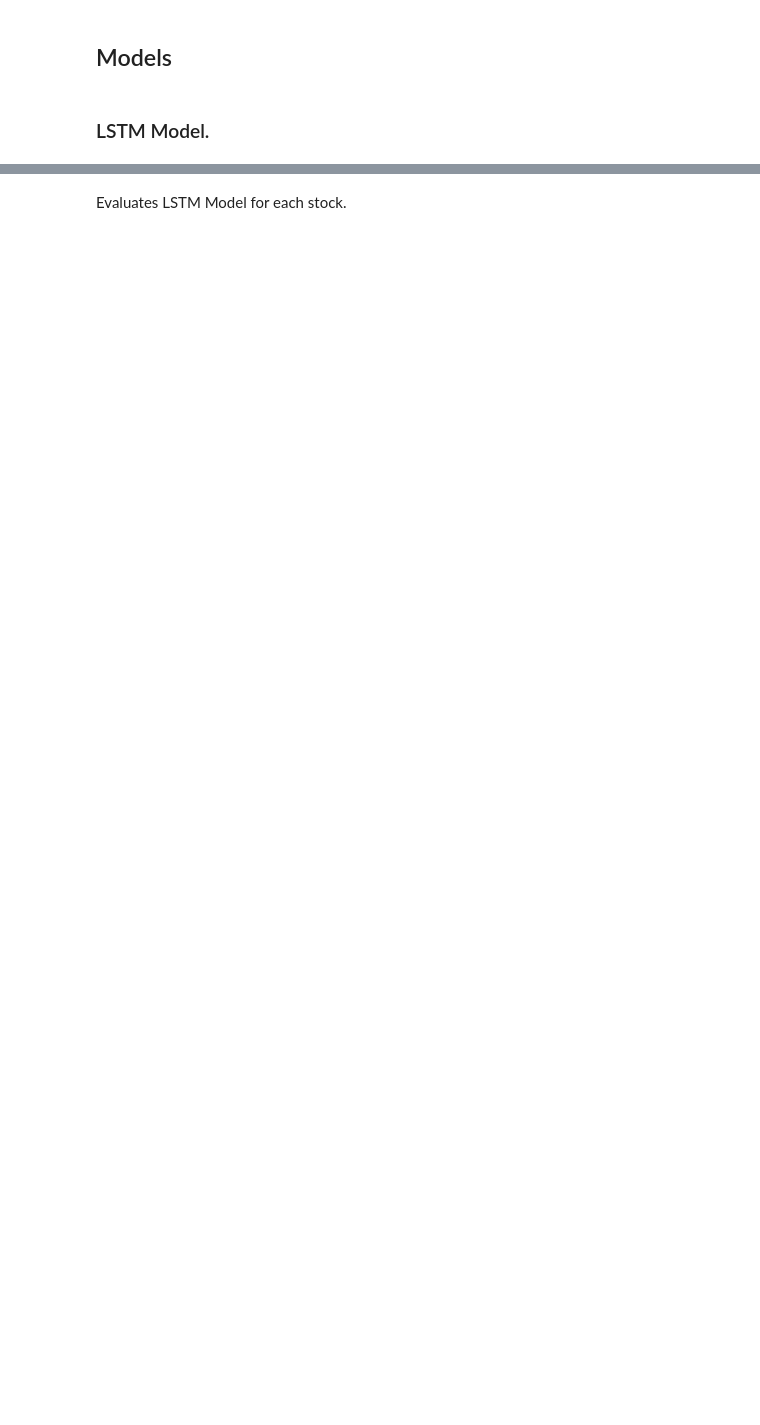
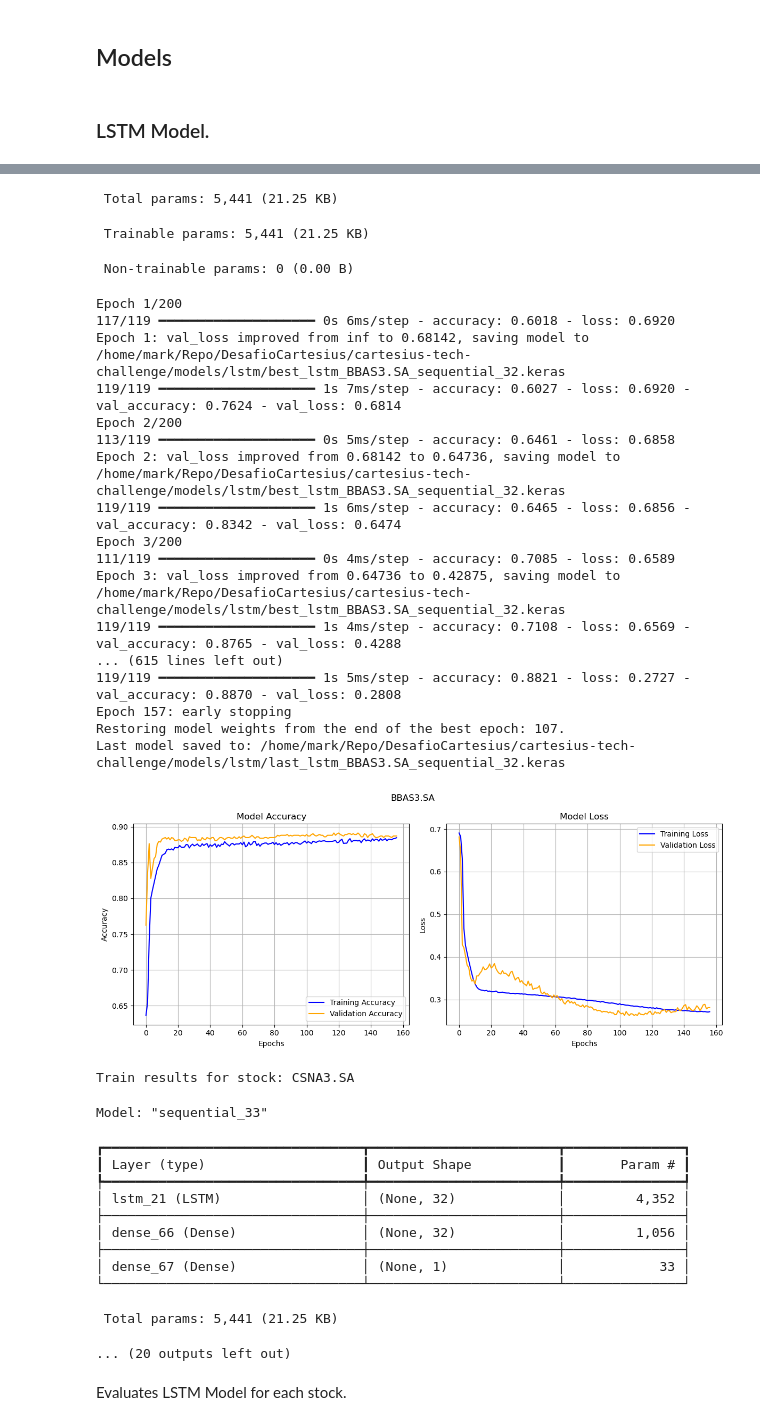
Before and after one commit to MarkDuek/cartesius-tech-challenge, a Jupyter notebook: time_series_prediction.ipynb, the cells around one changed output, grey strips where cells are left out. Cells and saved outputs as stored; diff of their text form; code cells hidden in the pictures; blank space fills up the shorter version.

```diff
--- a/time_series_prediction.ipynb
+++ b/time_series_prediction.ipynb
@@ -181,13 +205,16 @@ def plot_training_history(history):
 # %% [markdown]
 Defines EarlyStopping and ModelCheckpoint callbacks and a method to save a model.
 # %%
-# Define EarlyStopping callback
-early_stopping = EarlyStopping(
-    monitor='val_loss',   # Monitor validation loss
-    patience=PATIENCE,          # Stop training if val_loss doesn't improve for 10 epochs
-    restore_best_weights=True,  # Restore the best model weights after stopping
-    verbose=1
-)
+def define_early_stopping():
+    # Define EarlyStopping callback
+    early_stopping = EarlyStopping(
+        monitor='val_loss',   # Monitor validation loss
+        patience=PATIENCE,          # Stop training if val_loss doesn't improve for PATIENCE
+        restore_best_weights=True,  # Restore the best model weights after stopping
+        verbose=1
+    )
+
+    return early_stopping
 
 # Define ModelCheckpoint callback
 def save_best_model(model_name, save_dir):
@@ -300,2 +360,0 @@ Plotting LSTM Model's training history.
-# %%
-plot_training_history(history_lstm)
@@ -303,0 +361,27 @@ plot_training_history(history_lstm)
+# %%
+lstm_stock_models, lstm_stock_histories = [], []
+for stock, stock_feature, stock_label in zip(stocks, train_features, train_labels):
+    print(f"Train results for stock: {stock}")
+    stock_model = lstm_model()
+
+    stock_model.summary()
+
+    lstm_checkpoint = save_best_model(f"lstm_{stock}_{stock_model.name}", save_dir_lstm)
+    lstm_early_stopping = define_early_stopping()
+
+    # Fit model
+    history_lstm = stock_model.fit(
+        stock_feature, stock_label,
+        epochs=EPOCHS,
+        batch_size=BATCH_SIZE,
+        validation_split=0.2,
+        callbacks=[lstm_early_stopping, lstm_checkpoint]
+    )
+
+    lstm_stock_models.append(stock_model)
+    lstm_stock_histories.append(history_lstm)
+
+    save_last_model(stock_model, f"lstm_{stock}", save_dir_lstm)
+
+    plot_training_history(stock, history_lstm)
+# %% [output]
@@ -304,2 +399,36 @@ plot_training_history(history_lstm)
+ Total params: 5,441 (21.25 KB)
+ Trainable params: 5,441 (21.25 KB)
+ Non-trainable params: 0 (0.00 B)
+Epoch 1/200
+117/119 ━━━━━━━━━━━━━━━━━━━━ 0s 6ms/step - accuracy: 0.6018 - loss: 0.6920
+Epoch 1: val_loss improved from inf to 0.68142, saving model to /home/mark/Repo/DesafioCartesius/cartesius-tech-challenge/models/lstm/best_lstm_BBAS3.SA_sequential_32.keras
+119/119 ━━━━━━━━━━━━━━━━━━━━ 1s 7ms/step - accuracy: 0.6027 - loss: 0.6920 - val_accuracy: 0.7624 - val_loss: 0.6814
+Epoch 2/200
+113/119 ━━━━━━━━━━━━━━━━━━━━ 0s 5ms/step - accuracy: 0.6461 - loss: 0.6858
+Epoch 2: val_loss improved from 0.68142 to 0.64736, saving model to /home/mark/Repo/DesafioCartesius/cartesius-tech-challenge/models/lstm/best_lstm_BBAS3.SA_sequential_32.keras
+119/119 ━━━━━━━━━━━━━━━━━━━━ 1s 6ms/step - accuracy: 0.6465 - loss: 0.6856 - val_accuracy: 0.8342 - val_loss: 0.6474
+Epoch 3/200
+111/119 ━━━━━━━━━━━━━━━━━━━━ 0s 4ms/step - accuracy: 0.7085 - loss: 0.6589
+Epoch 3: val_loss improved from 0.64736 to 0.42875, saving model to /home/mark/Repo/DesafioCartesius/cartesius-tech-challenge/models/lstm/best_lstm_BBAS3.SA_sequential_32.keras
+119/119 ━━━━━━━━━━━━━━━━━━━━ 1s 4ms/step - accuracy: 0.7108 - loss: 0.6569 - val_accuracy: 0.8765 - val_loss: 0.4288
+... (615 lines left out)
+119/119 ━━━━━━━━━━━━━━━━━━━━ 1s 5ms/step - accuracy: 0.8821 - loss: 0.2727 - val_accuracy: 0.8870 - val_loss: 0.2808
+Epoch 157: early stopping
+Restoring model weights from the end of the best epoch: 107.
+Last model saved to: /home/mark/Repo/DesafioCartesius/cartesius-tech-challenge/models/lstm/last_lstm_BBAS3.SA_sequential_32.keras
+[figure, added]
+Train results for stock: CSNA3.SA
+Model: "sequential_33"
+┏━━━━━━━━━━━━━━━━━━━━━━━━━━━━━━━━━┳━━━━━━━━━━━━━━━━━━━━━━━━┳━━━━━━━━━━━━━━━┓
+┃ Layer (type)                    ┃ Output Shape           ┃       Param # ┃
+┡━━━━━━━━━━━━━━━━━━━━━━━━━━━━━━━━━╇━━━━━━━━━━━━━━━━━━━━━━━━╇━━━━━━━━━━━━━━━┩
+│ lstm_21 (LSTM)                  │ (None, 32)             │         4,352 │
+├─────────────────────────────────┼────────────────────────┼───────────────┤
+│ dense_66 (Dense)                │ (None, 32)             │         1,056 │
+├─────────────────────────────────┼────────────────────────┼───────────────┤
+│ dense_67 (Dense)                │ (None, 1)              │            33 │
+└─────────────────────────────────┴────────────────────────┴───────────────┘
+ Total params: 5,441 (21.25 KB)
+... (20 outputs left out)
 # %% [markdown]
 Evaluates LSTM Model for each stock.
```
Also changed, not shown: parts of 24 cells of this notebook.
